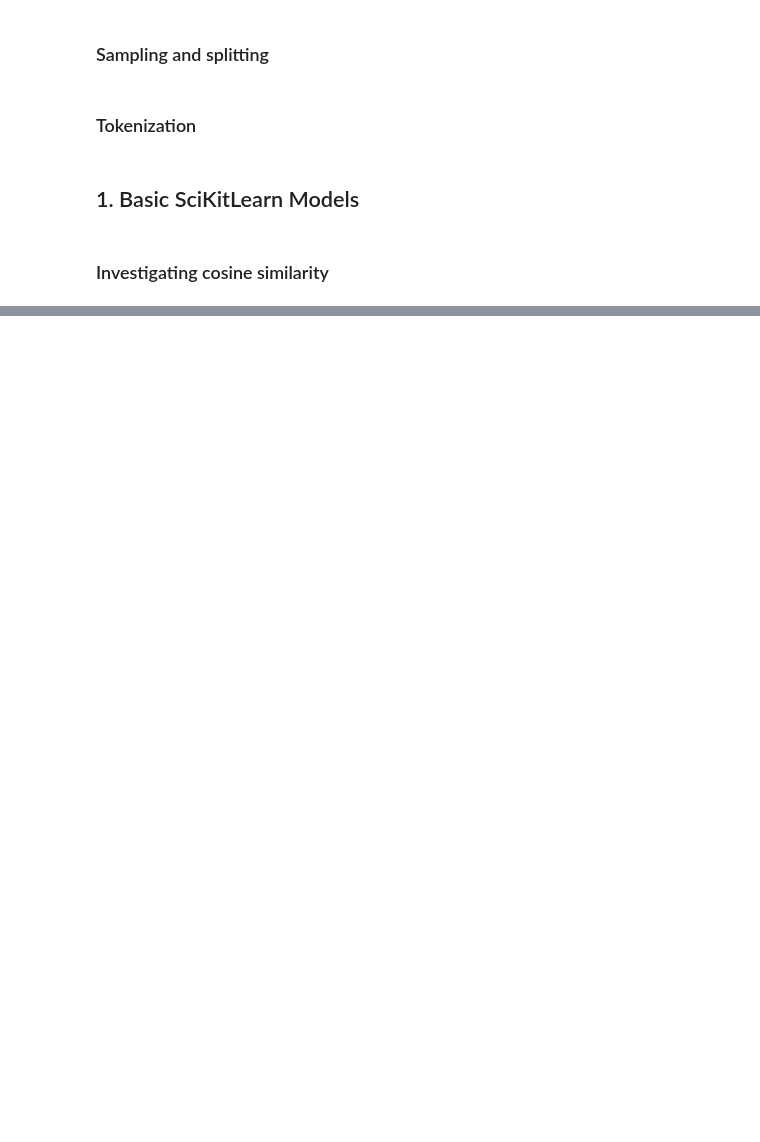
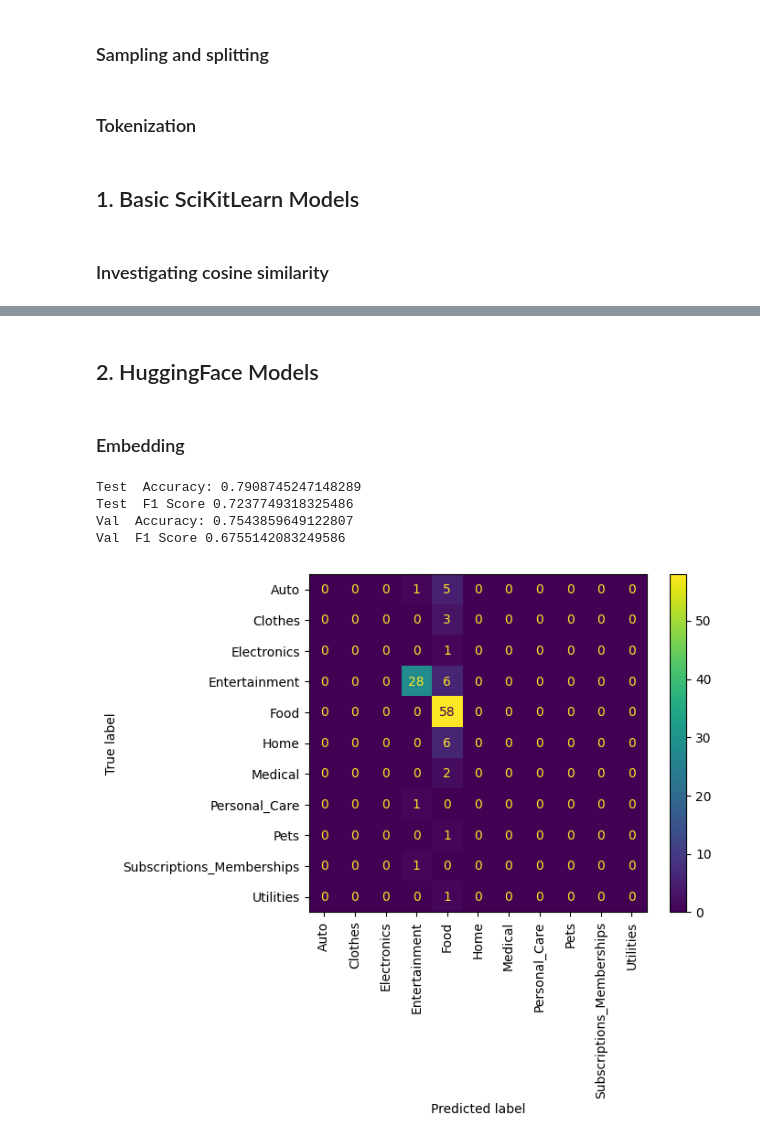
Before and after one commit to Jamessmith9956/CategoryPrediction, a Jupyter notebook: CategoryPrediction.ipynb, the cells around one changed output, grey strips where cells are left out. Saved outputs shown, nothing was run; the diff lists cells and outputs as text; code cells hidden in the pictures; blank space fills up the shorter version.

Commit message:
MiniLM embeddings which improved model performance

```diff
--- a/CategoryPrediction.ipynb
+++ b/CategoryPrediction.ipynb
@@ -166,3 +168,7 @@ val_hat = svm.predict(tfidf.transform(val['Description']).toarray())
 evaluate(train_Y, train_hat, "Test")
 evaluate(val_Y, val_hat, "Val")
 plot_confusion(val_Y, val_hat, svm, "confusion_matricies/svm.png")
+# %% [markdown]
+## 2. HuggingFace Models
+# %% [markdown]
+### Embedding
@@ -168,0 +177,32 @@ plot_confusion(val_Y, val_hat, svm, "confusion_matricies/svm.png")
+# %%
+# MiniLM encoding; full guide: https://huggingface.co/sentence-transformers/all-MiniLM-L6-v2
+import pandas as pd
+from sentence_transformers import SentenceTransformer
+sentences = ["This is an example sentence", "Each sentence is converted"]
+
+model = SentenceTransformer('sentence-transformers/all-MiniLM-L6-v2')
+embeddings = model.encode(train['Description'].values)
+
+assert len(embeddings) == train['Description'].count()
+# %%
+# KNN on embeddings
+from sklearn.neighbors import KNeighborsClassifier
+
+# setup KNN
+k = int(np.sqrt(train['Category'].count())) # sqrt(n) is a common choice for k
+knn = KNeighborsClassifier(n_neighbors=k, metric='cosine')
+knn.fit(embeddings, train['Category']) # should still have the same indicies
+
+# predict
+train_hat = knn.predict(model.encode(train['Description'].values))
+val_hat = knn.predict(model.encode(val['Description'].values))
+
+evaluate(train['Category'], train_hat, "Test")
+evaluate(val['Category'], val_hat, "Val")
+plot_confusion(val['Category'], val_hat, knn, "confusion_matricies/knn_embeddings.png")
+# %% [output]
+Test  Accuracy: 0.7908745247148289
+Test  F1 Score 0.7237749318325486
+Val  Accuracy: 0.7543859649122807
+Val  F1 Score 0.6755142083249586
+[figure, added]
```
Also changed, not shown: parts of 4 cells of this notebook, 1 other file.
